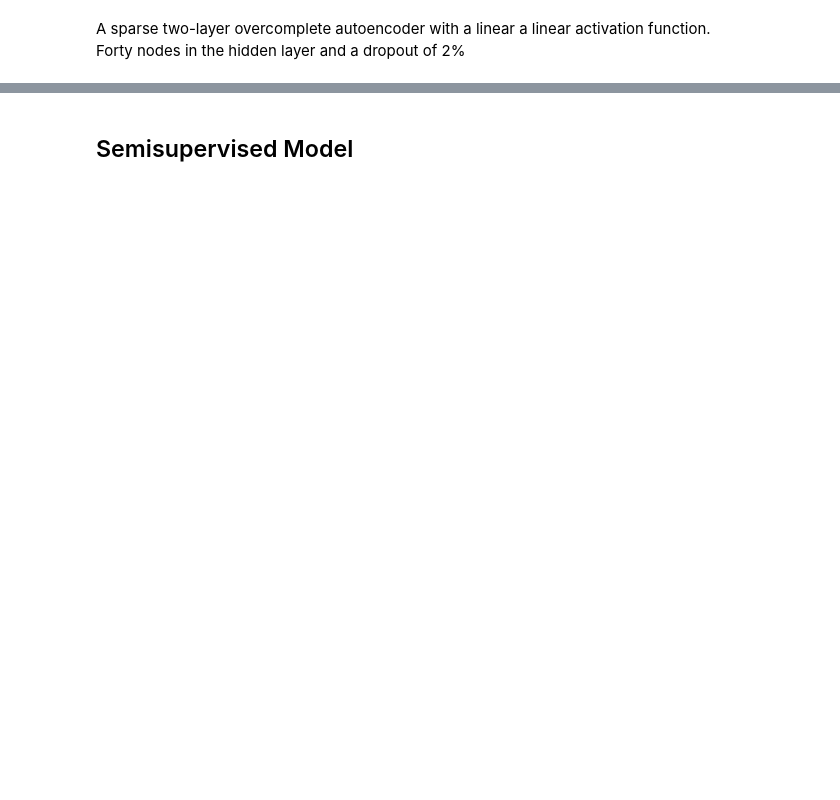
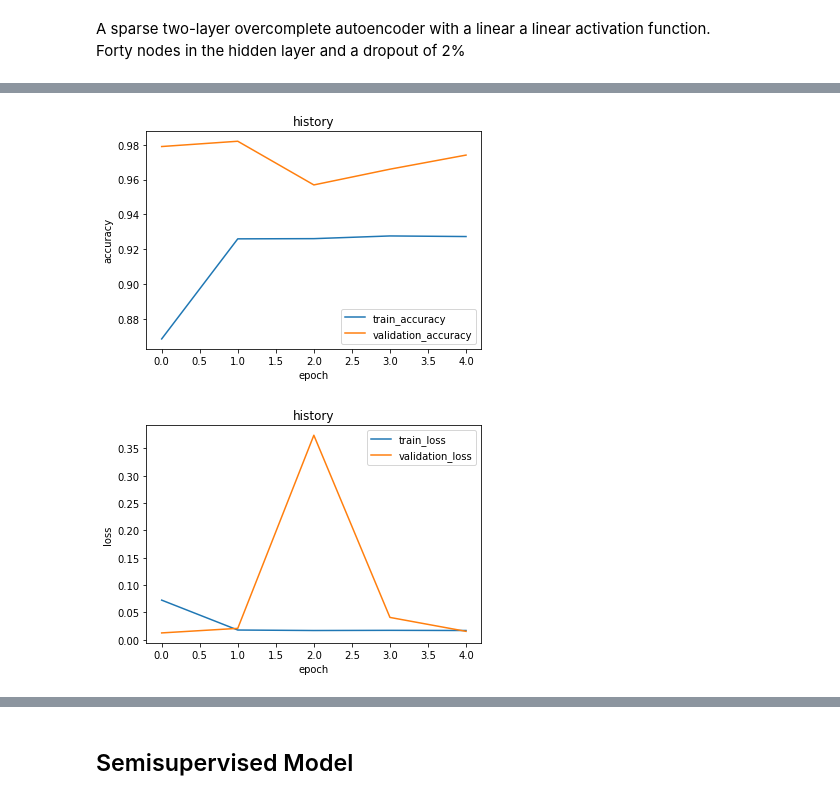
Before and after one commit to zjzsu2000/CMPE297_Sec49AdvanceDL, a Jupyter notebook: Assignment_1/Assignment_1_ Part_2/semi_supervised_learning.ipynb, the cells around one changed output, grey strips where cells are left out. Drawn from its saved outputs; the diff is of its cells as text; code cells hidden in the pictures; blank space fills up the shorter version.

```diff
--- a/Assignment_1/Assignment_1_ Part_2/semi_supervised_learning.ipynb
+++ b/Assignment_1/Assignment_1_ Part_2/semi_supervised_learning.ipynb
@@ -274,3 +369,10 @@ model.add(Dense(units=40, activation='linear', activity_regularizer=regularizers
                 input_dim=29, name='hidden_layer'))
 model.add(Dropout(0.02))
 model.add(Dense(units=29, activation='linear'))
+# %%
+!pip install pyyaml h5py
+import os, datetime
+from tensorflow.keras.callbacks import EarlyStopping, TensorBoard
+from tensorflow.keras.callbacks import ModelCheckpoint as mcp
+logdir = os.path.join("logs", datetime.datetime.now().strftime("%Y%m%d-%H%M%S"))
+tensorboard_callback = TensorBoard(logdir, histogram_freq=1)
@@ -280,5 +390,4 @@ model.compile(optimizer='adam', loss='mean_squared_error', metrics=['accuracy'])
 num_epochs =  5
 batch_size = 32
 
-history = model.fit(x=X_train, y=X_train, epochs=num_epochs, batch_size=batch_size, shuffle=True,
-                    validation_split=0.20, verbose=1)
+history = model.fit(x=X_train, y=X_train, epochs=num_epochs, batch_size=batch_size, shuffle=True,validation_split=0.20, verbose=1,callbacks=tensorboard_callback)
@@ -284,0 +433,19 @@ history = model.fit(x=X_train, y=X_train, epochs=num_epochs, batch_size=batch_si
+# %%
+def plot_accuracy(history,title):
+    plt.title(title)
+    plt.plot(history.history['accuracy'])
+    plt.plot(history.history['val_accuracy'])
+    plt.ylabel('accuracy')
+    plt.xlabel('epoch')
+    plt.legend(['train_accuracy', 'validation_accuracy'], loc='best')
+    plt.show()
+
+
+def plot_loss(history,title):
+    plt.title(title)
+    plt.plot(history.history['loss'])
+    plt.plot(history.history['val_loss'])
+    plt.ylabel('loss')
+    plt.xlabel('epoch')
+    plt.legend(['train_loss', 'validation_loss'], loc='best')
+    plt.show()
@@ -284,0 +454,6 @@ history = model.fit(x=X_train, y=X_train, epochs=num_epochs, batch_size=batch_si
+# %%
+plot_accuracy(history,'history')
+plot_loss(history,'history')
+# %% [output]
+[figure, added]
+[figure, added]
```
Also changed, not shown: parts of 65 cells of this notebook.
